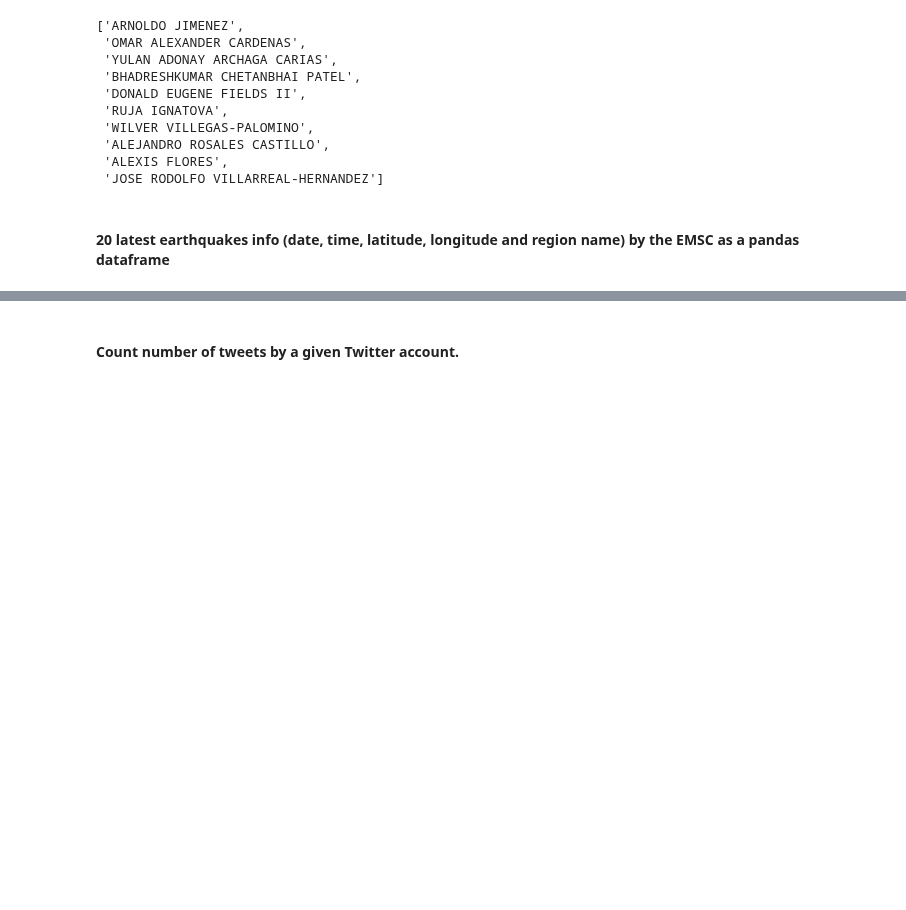
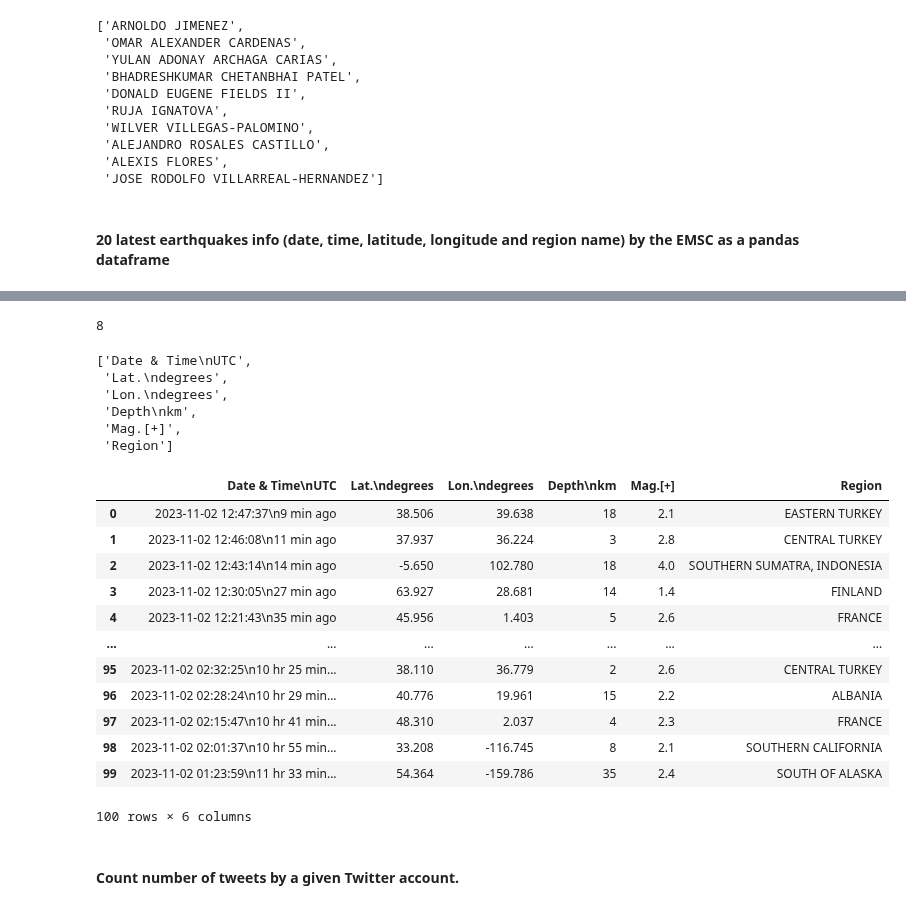
Before and after one commit to Ironhack-Data-Madrid-Octubre-2023/4.3-lab_web_scraping_selenium, a Jupyter notebook: your-code/main.ipynb, the cells around one changed output, grey strips where cells are left out. Drawn from its saved outputs; the diff is of its cells as text; code cells hidden in the pictures; blank space fills up the shorter version.

```diff
--- a/your-code/main.ipynb
+++ b/your-code/main.ipynb
@@ -245,3 +264,45 @@ terremoto
+# %%
+cabecera = tabla.find_element(By.TAG_NAME, 'thead')
+
+len(cabecera.find_elements(By.TAG_NAME, 'th'))
+# %% [output]
+8
+# %%
+columnas = [i for i in range(10)]
+
+
+df = pd.DataFrame(matriz, columns=columnas)
+
+df = df[[3, 4, 5, 6, 8, 9]]
+# %%
+n_cols = [e.text for e in cabecera.find_elements(By.TAG_NAME, 'th')]
+# %%
+n_cols[2:]
+# %% [output]
+['Date & Time\nUTC',
+ 'Lat.\ndegrees',
+ 'Lon.\ndegrees',
+ 'Depth\nkm',
+ 'Mag.[+]',
+ 'Region']
+# %%
+df.columns = n_cols[2:]
+# %%
+df
+# %% [output]
+|  | Date & Time\nUTC | Lat.\ndegrees | Lon.\ndegrees | Depth\nkm | Mag.[+] | Region |
+| 0 | 2023-11-02 12:47:37\n9 min ago | 38.506 | 39.638 | 18 | 2.1 | EASTERN TURKEY |
+| 1 | 2023-11-02 12:46:08\n11 min ago | 37.937 | 36.224 | 3 | 2.8 | CENTRAL TURKEY |
+| 2 | 2023-11-02 12:43:14\n14 min ago | -5.650 | 102.780 | 18 | 4.0 | SOUTHERN SUMATRA, INDONESIA |
+| 3 | 2023-11-02 12:30:05\n27 min ago | 63.927 | 28.681 | 14 | 1.4 | FINLAND |
+| 4 | 2023-11-02 12:21:43\n35 min ago | 45.956 | 1.403 | 5 | 2.6 | FRANCE |
+| ... | ... | ... | ... | ... | ... | ... |
+| 95 | 2023-11-02 02:32:25\n10 hr 25 min... | 38.110 | 36.779 | 2 | 2.6 | CENTRAL TURKEY |
+| 96 | 2023-11-02 02:28:24\n10 hr 29 min... | 40.776 | 19.961 | 15 | 2.2 | ALBANIA |
+| 97 | 2023-11-02 02:15:47\n10 hr 41 min... | 48.310 | 2.037 | 4 | 2.3 | FRANCE |
+| 98 | 2023-11-02 02:01:37\n10 hr 55 min... | 33.208 | -116.745 | 8 | 2.1 | SOUTHERN CALIFORNIA |
+| 99 | 2023-11-02 01:23:59\n11 hr 33 min... | 54.364 | -159.786 | 35 | 2.4 | SOUTH OF ALASKA |
+100 rows × 6 columns
 # %% [markdown]
 #### Count number of tweets by a given Twitter account.
 # %% [markdown]
```
Also changed, not shown: parts of 11 cells of this notebook.
